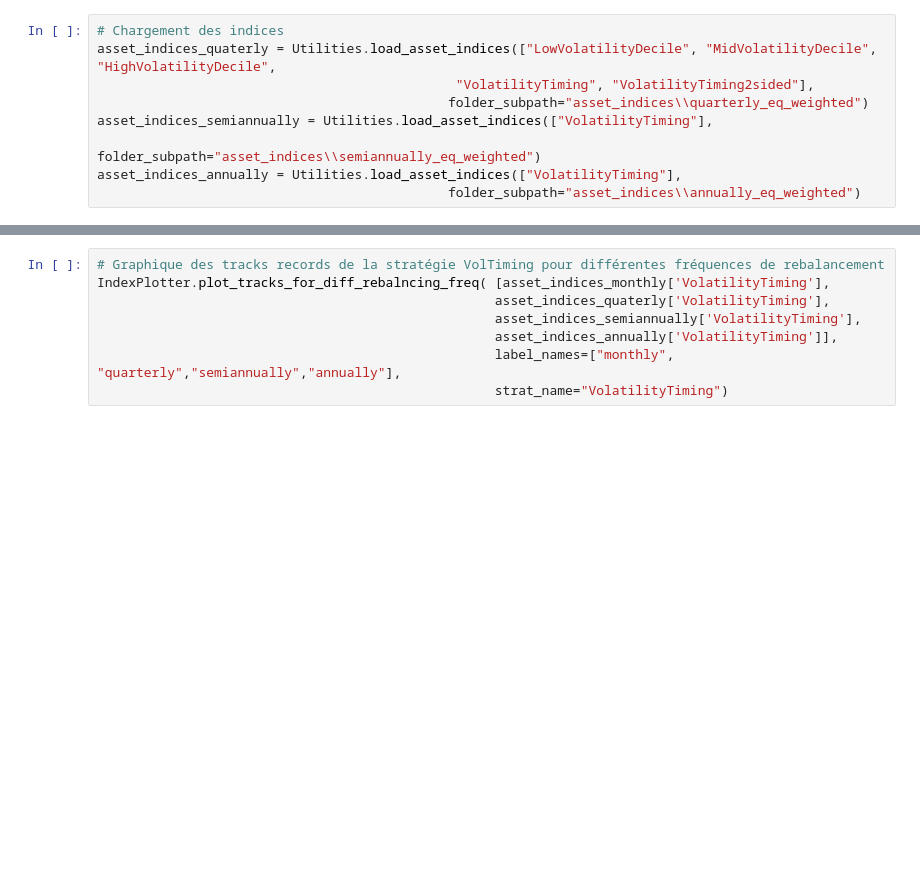
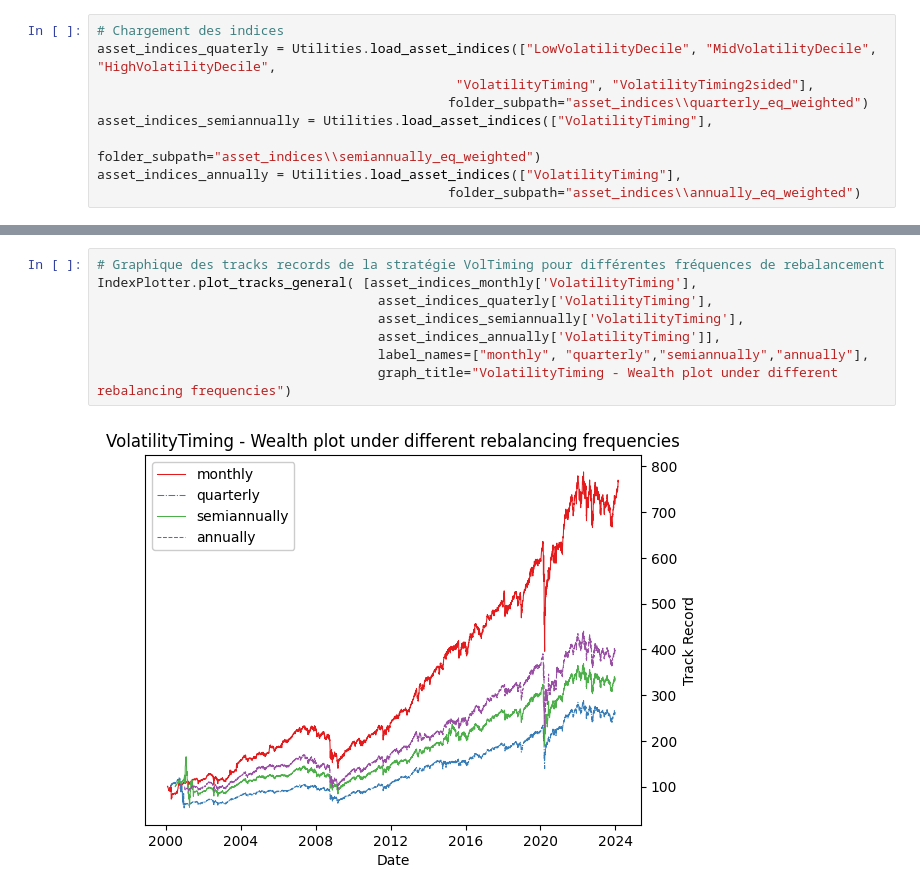
Before and after one commit to NaimLehbiben/Python-API-Bloomberg, a Jupyter notebook: Notebook.ipynb, the cells around one changed output, grey strips where cells are left out. Drawn from its saved outputs; the diff is of its cells as text; blank space fills up the shorter version.

```diff
--- a/Notebook.ipynb
+++ b/Notebook.ipynb
@@ -94,8 +142,10 @@ IndexPlotter.plot_track_records(asset_indices_quaterly, other_data['USRINDEX Ind
 # %%
 # Graphique des tracks records de la stratégie VolTiming pour différentes fréquences de rebalancement
-IndexPlotter.plot_tracks_for_diff_rebalncing_freq( [asset_indices_monthly['VolatilityTiming'],
-                                                   asset_indices_quaterly['VolatilityTiming'],
-                                                   asset_indices_semiannually['VolatilityTiming'],
-                                                   asset_indices_annually['VolatilityTiming']],
-                                                   label_names=["monthly", "quarterly","semiannually","annually"],
-                                                   strat_name="VolatilityTiming")
+IndexPlotter.plot_tracks_general( [asset_indices_monthly['VolatilityTiming'],
+                                    asset_indices_quaterly['VolatilityTiming'],
+                                    asset_indices_semiannually['VolatilityTiming'],
+                                    asset_indices_annually['VolatilityTiming']],
+                                    label_names=["monthly", "quarterly","semiannually","annually"],
+                                    graph_title="VolatilityTiming - Wealth plot under different rebalancing frequencies")
+# %% [output]
+[figure, added]
```
Also changed, not shown: parts of 20 cells of this notebook, 6 other files.
